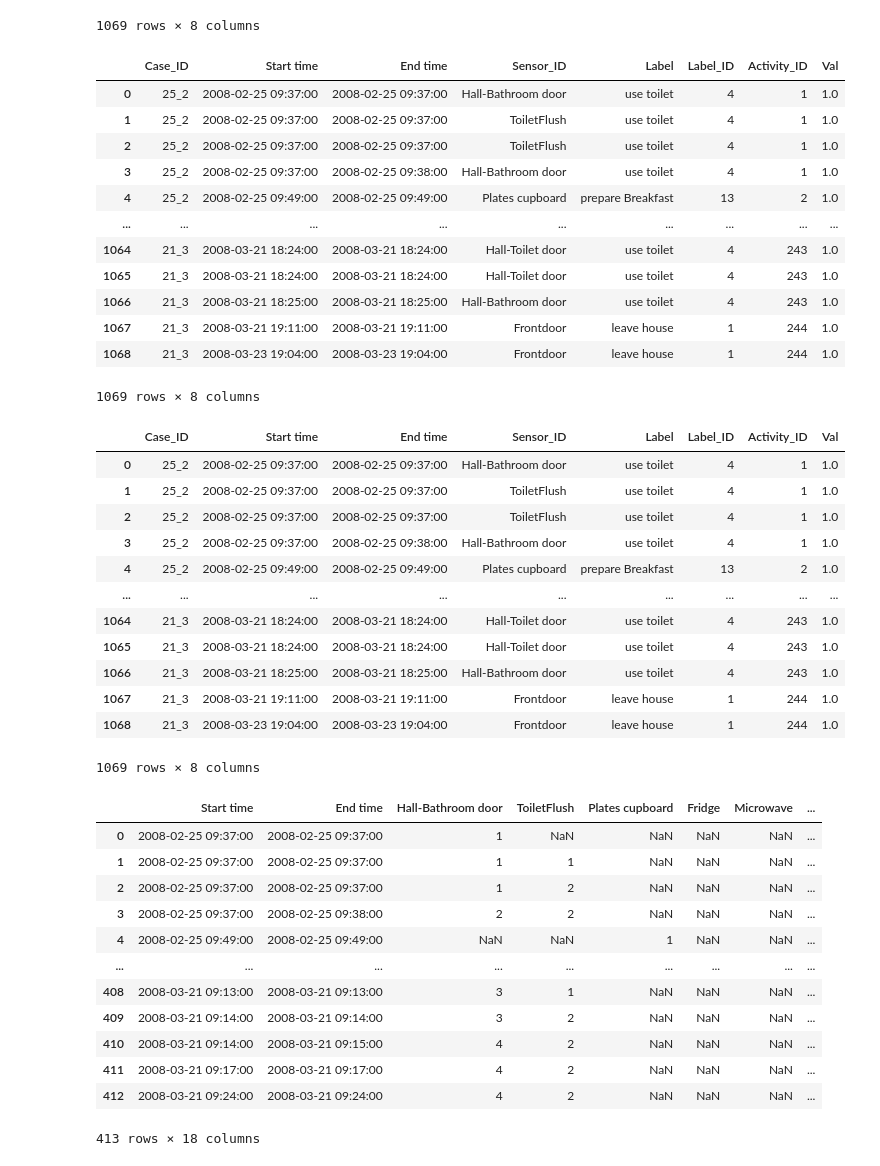
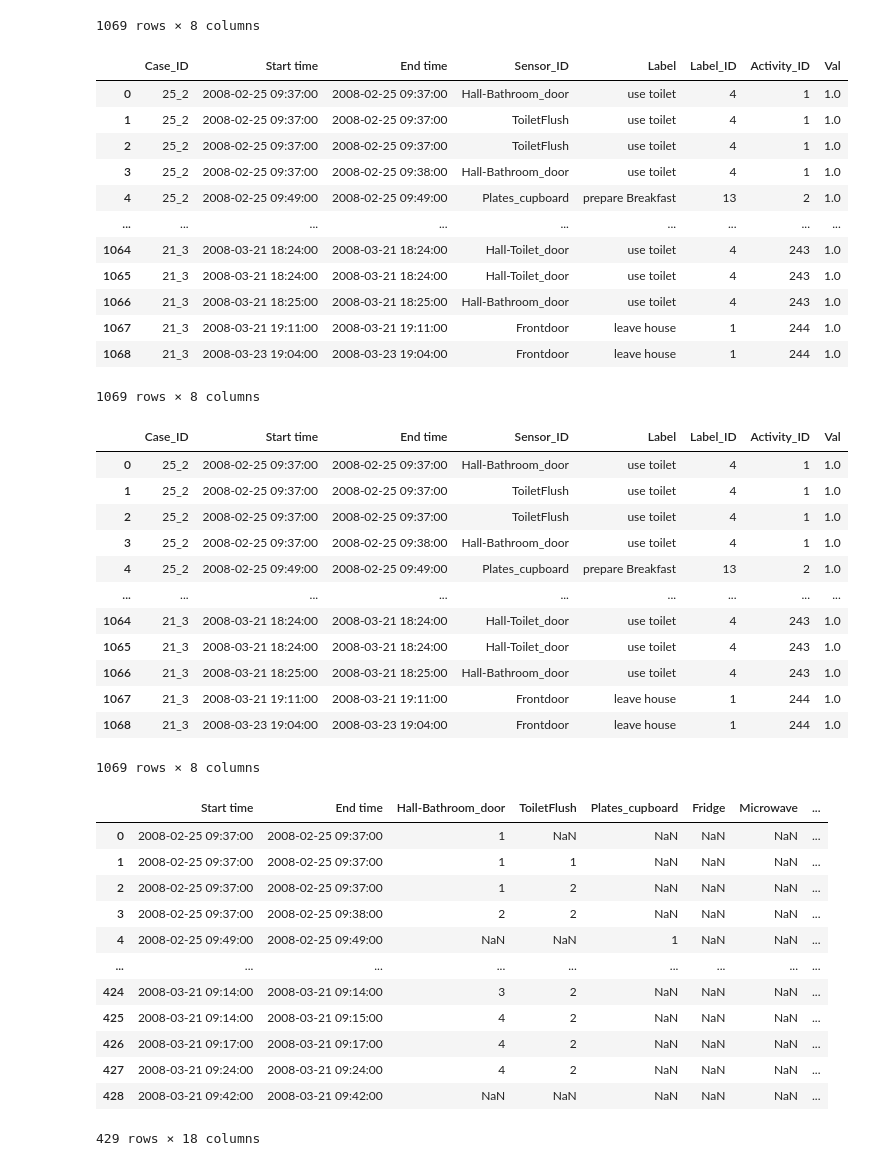
Before and after one commit to gemmadifederico/VIOLA, a Jupyter notebook: kasterenDataset/LogPreprocessing - nogrouping.ipynb, the cells around one changed output. Cells and saved outputs as stored; diff of their text form; code cells hidden in the pictures.

```diff
--- a/kasterenDataset/LogPreprocessing - nogrouping.ipynb
+++ b/kasterenDataset/LogPreprocessing - nogrouping.ipynb
@@ -107,33 +107,33 @@ newdataset
 # %%
 sensor_names = {
  1 : 'Microwave'         ,
- 5 : 'Hall-Toilet door'  ,
- 6 : 'Hall-Bathroom door',
- 7 : 'Cups cupboard'     ,
+ 5 : 'Hall-Toilet_door'  ,
+ 6 : 'Hall-Bathroom_door',
+ 7 : 'Cups_cupboard'     ,
  8 : 'Fridge'            ,
- 9 : 'Plates cupboard'   ,
+ 9 : 'Plates_cupboard'   ,
 12 : 'Frontdoor'         ,
 13 : 'Dishwasher'        ,
 14 : 'ToiletFlush'       ,
 17 : 'Freezer'           ,
-18 : 'Pans Cupboard'     ,
+18 : 'Pans_Cupboard'     ,
 20 : 'Washingmachine'    ,
-23 : 'Groceries Cupboard',
+23 : 'Groceries_Cupboard',
 24 : 'Hall-Bedroom door'
     }
 newdataset = newdataset.replace({"Sensor_ID": sensor_names})
 newdataset
 # %% [output]
 |  | Case_ID | Start time | End time | Sensor_ID | Label | Label_ID | Activity_ID | Val |
-| 0 | 25_2 | 2008-02-25 09:37:00 | 2008-02-25 09:37:00 | Hall-Bathroom door | use toilet | 4 | 1 | 1.0 |
+| 0 | 25_2 | 2008-02-25 09:37:00 | 2008-02-25 09:37:00 | Hall-Bathroom_door | use toilet | 4 | 1 | 1.0 |
 | 1 | 25_2 | 2008-02-25 09:37:00 | 2008-02-25 09:37:00 | ToiletFlush | use toilet | 4 | 1 | 1.0 |
 | 2 | 25_2 | 2008-02-25 09:37:00 | 2008-02-25 09:37:00 | ToiletFlush | use toilet | 4 | 1 | 1.0 |
-| 3 | 25_2 | 2008-02-25 09:37:00 | 2008-02-25 09:38:00 | Hall-Bathroom door | use toilet | 4 | 1 | 1.0 |
-| 4 | 25_2 | 2008-02-25 09:49:00 | 2008-02-25 09:49:00 | Plates cupboard | prepare Breakfast | 13 | 2 | 1.0 |
+| 3 | 25_2 | 2008-02-25 09:37:00 | 2008-02-25 09:38:00 | Hall-Bathroom_door | use toilet | 4 | 1 | 1.0 |
+| 4 | 25_2 | 2008-02-25 09:49:00 | 2008-02-25 09:49:00 | Plates_cupboard | prepare Breakfast | 13 | 2 | 1.0 |
 | ... | ... | ... | ... | ... | ... | ... | ... | ... |
-| 1064 | 21_3 | 2008-03-21 18:24:00 | 2008-03-21 18:24:00 | Hall-Toilet door | use toilet | 4 | 243 | 1.0 |
-| 1065 | 21_3 | 2008-03-21 18:24:00 | 2008-03-21 18:24:00 | Hall-Toilet door | use toilet | 4 | 243 | 1.0 |
-| 1066 | 21_3 | 2008-03-21 18:25:00 | 2008-03-21 18:25:00 | Hall-Bathroom door | use toilet | 4 | 243 | 1.0 |
+| 1064 | 21_3 | 2008-03-21 18:24:00 | 2008-03-21 18:24:00 | Hall-Toilet_door | use toilet | 4 | 243 | 1.0 |
+| 1065 | 21_3 | 2008-03-21 18:24:00 | 2008-03-21 18:24:00 | Hall-Toilet_door | use toilet | 4 | 243 | 1.0 |
+| 1066 | 21_3 | 2008-03-21 18:25:00 | 2008-03-21 18:25:00 | Hall-Bathroom_door | use toilet | 4 | 243 | 1.0 |
 | 1067 | 21_3 | 2008-03-21 19:11:00 | 2008-03-21 19:11:00 | Frontdoor | leave house | 1 | 244 | 1.0 |
 | 1068 | 21_3 | 2008-03-23 19:04:00 | 2008-03-23 19:04:00 | Frontdoor | leave house | 1 | 244 | 1.0 |
 1069 rows × 8 columns
@@ -147,15 +147,15 @@ newdataset["Label"] = np.where((newdataset.Label == "take shower"), "use toilet"
 newdataset
 # %% [output]
 |  | Case_ID | Start time | End time | Sensor_ID | Label | Label_ID | Activity_ID | Val |
-| 0 | 25_2 | 2008-02-25 09:37:00 | 2008-02-25 09:37:00 | Hall-Bathroom door | use toilet | 4 | 1 | 1.0 |
+| 0 | 25_2 | 2008-02-25 09:37:00 | 2008-02-25 09:37:00 | Hall-Bathroom_door | use toilet | 4 | 1 | 1.0 |
 | 1 | 25_2 | 2008-02-25 09:37:00 | 2008-02-25 09:37:00 | ToiletFlush | use toilet | 4 | 1 | 1.0 |
 | 2 | 25_2 | 2008-02-25 09:37:00 | 2008-02-25 09:37:00 | ToiletFlush | use toilet | 4 | 1 | 1.0 |
-| 3 | 25_2 | 2008-02-25 09:37:00 | 2008-02-25 09:38:00 | Hall-Bathroom door | use toilet | 4 | 1 | 1.0 |
-| 4 | 25_2 | 2008-02-25 09:49:00 | 2008-02-25 09:49:00 | Plates cupboard | prepare Breakfast | 13 | 2 | 1.0 |
+| 3 | 25_2 | 2008-02-25 09:37:00 | 2008-02-25 09:38:00 | Hall-Bathroom_door | use toilet | 4 | 1 | 1.0 |
+| 4 | 25_2 | 2008-02-25 09:49:00 | 2008-02-25 09:49:00 | Plates_cupboard | prepare Breakfast | 13 | 2 | 1.0 |
 | ... | ... | ... | ... | ... | ... | ... | ... | ... |
-| 1064 | 21_3 | 2008-03-21 18:24:00 | 2008-03-21 18:24:00 | Hall-Toilet door | use toilet | 4 | 243 | 1.0 |
-| 1065 | 21_3 | 2008-03-21 18:24:00 | 2008-03-21 18:24:00 | Hall-Toilet door | use toilet | 4 | 243 | 1.0 |
-| 1066 | 21_3 | 2008-03-21 18:25:00 | 2008-03-21 18:25:00 | Hall-Bathroom door | use toilet | 4 | 243 | 1.0 |
+| 1064 | 21_3 | 2008-03-21 18:24:00 | 2008-03-21 18:24:00 | Hall-Toilet_door | use toilet | 4 | 243 | 1.0 |
+| 1065 | 21_3 | 2008-03-21 18:24:00 | 2008-03-21 18:24:00 | Hall-Toilet_door | use toilet | 4 | 243 | 1.0 |
+| 1066 | 21_3 | 2008-03-21 18:25:00 | 2008-03-21 18:25:00 | Hall-Bathroom_door | use toilet | 4 | 243 | 1.0 |
 | 1067 | 21_3 | 2008-03-21 19:11:00 | 2008-03-21 19:11:00 | Frontdoor | leave house | 1 | 244 | 1.0 |
 | 1068 | 21_3 | 2008-03-23 19:04:00 | 2008-03-23 19:04:00 | Frontdoor | leave house | 1 | 244 | 1.0 |
 1069 rows × 8 columns
@@ -220,17 +220,17 @@ for a, group in grouped:
 # print(labeled_senseData)
 labeled_senseData
 # %% [output]
-|  | Start time | End time | Hall-Bathroom door | ToiletFlush | Plates cupboard | Fridge | Microwave | ... |
+|  | Start time | End time | Hall-Bathroom_door | ToiletFlush | Plates_cupboard | Fridge | Microwave | ... |
 | 0 | 2008-02-25 09:37:00 | 2008-02-25 09:37:00 | 1 | NaN | NaN | NaN | NaN | ... |
 | 1 | 2008-02-25 09:37:00 | 2008-02-25 09:37:00 | 1 | 1 | NaN | NaN | NaN | ... |
 | 2 | 2008-02-25 09:37:00 | 2008-02-25 09:37:00 | 1 | 2 | NaN | NaN | NaN | ... |
 | 3 | 2008-02-25 09:37:00 | 2008-02-25 09:38:00 | 2 | 2 | NaN | NaN | NaN | ... |
 | 4 | 2008-02-25 09:49:00 | 2008-02-25 09:49:00 | NaN | NaN | 1 | NaN | NaN | ... |
 | ... | ... | ... | ... | ... | ... | ... | ... | ... |
-| 408 | 2008-03-21 09:13:00 | 2008-03-21 09:13:00 | 3 | 1 | NaN | NaN | NaN | ... |
-| 409 | 2008-03-21 09:14:00 | 2008-03-21 09:14:00 | 3 | 2 | NaN | NaN | NaN | ... |
-| 410 | 2008-03-21 09:14:00 | 2008-03-21 09:15:00 | 4 | 2 | NaN | NaN | NaN | ... |
-| 411 | 2008-03-21 09:17:00 | 2008-03-21 09:17:00 | 4 | 2 | NaN | NaN | NaN | ... |
-| 412 | 2008-03-21 09:24:00 | 2008-03-21 09:24:00 | 4 | 2 | NaN | NaN | NaN | ... |
+| 424 | 2008-03-21 09:14:00 | 2008-03-21 09:14:00 | 3 | 2 | NaN | NaN | NaN | ... |
+| 425 | 2008-03-21 09:14:00 | 2008-03-21 09:15:00 | 4 | 2 | NaN | NaN | NaN | ... |
+| 426 | 2008-03-21 09:17:00 | 2008-03-21 09:17:00 | 4 | 2 | NaN | NaN | NaN | ... |
+| 427 | 2008-03-21 09:24:00 | 2008-03-21 09:24:00 | 4 | 2 | NaN | NaN | NaN | ... |
+| 428 | 2008-03-21 09:42:00 | 2008-03-21 09:42:00 | NaN | NaN | NaN | NaN | NaN | ... |
-413 rows × 18 columns
+429 rows × 18 columns
 # %%
```
Also changed, not shown: parts of 1 cell of this notebook, 1 other file.
